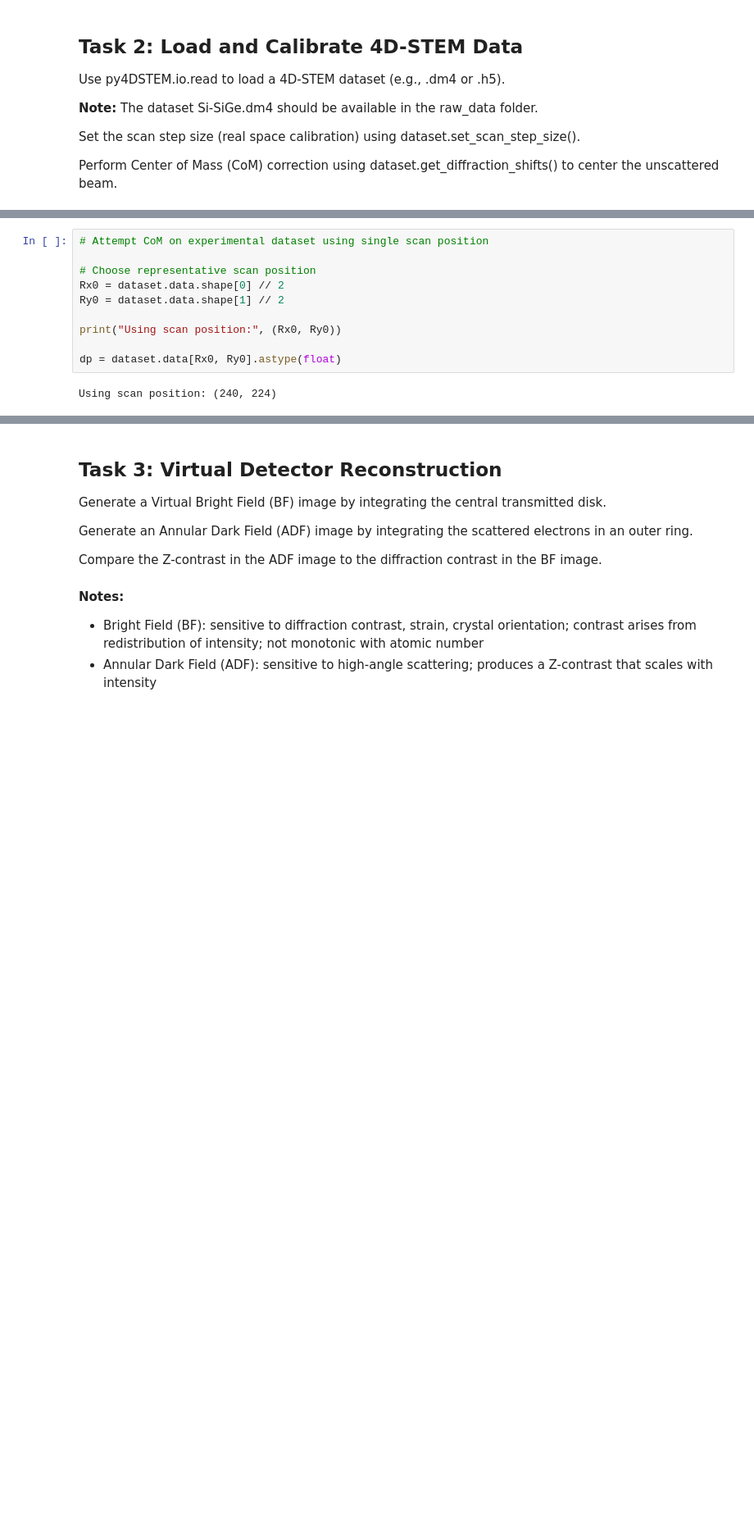
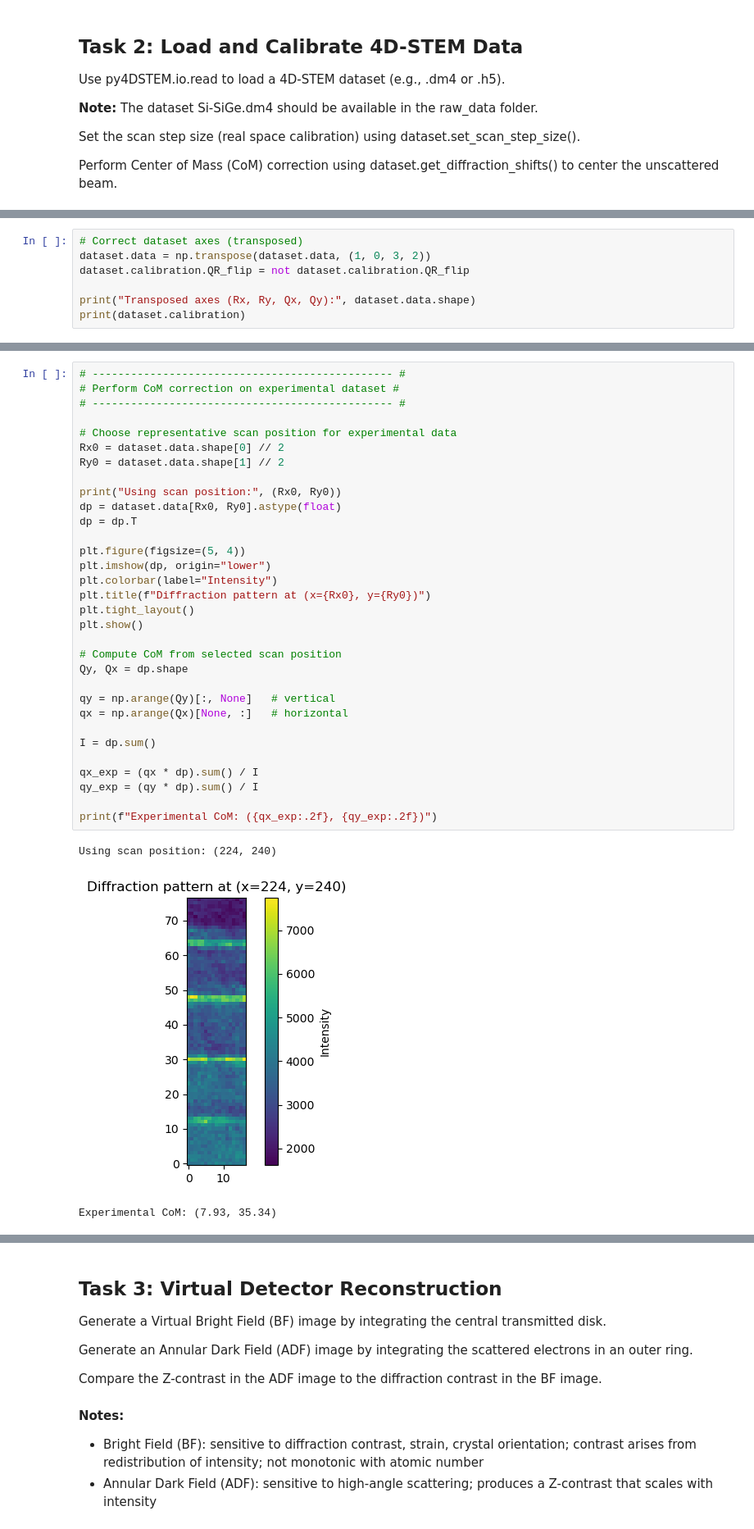
Before and after one commit to eliseetrheim/MSE465_EliseEtrheim, a Jupyter notebook: assignments/assignment_02_setup.ipynb, the cells around one changed output, grey strips where cells are left out. Shown at 82% size. Saved outputs shown, nothing was run; the diff lists cells and outputs as text; blank space fills up the shorter version.

```diff
--- a/assignments/assignment_02_setup.ipynb
+++ b/assignments/assignment_02_setup.ipynb
@@ -141,3 +152,10 @@ Calibration( A Metadata instance called 'calibration', containing the following
              R_pixel_units:   µm
              QR_flip:         False
 )
+# %%
+# Correct dataset axes (transposed)
+dataset.data = np.transpose(dataset.data, (1, 0, 3, 2))
+dataset.calibration.QR_flip = not dataset.calibration.QR_flip
+
+print("Transposed axes (Rx, Ry, Qx, Qy):", dataset.data.shape)
+print(dataset.calibration)
@@ -193,12 +243,36 @@ Calibration beam center (pixels): (130.16, 124.53)
 # %%
-# Attempt CoM on experimental dataset using single scan position
+# ----------------------------------------------- #
+# Perform CoM correction on experimental dataset #
+# ----------------------------------------------- #
 
-# Choose representative scan position
+# Choose representative scan position for experimental data
 Rx0 = dataset.data.shape[0] // 2
 Ry0 = dataset.data.shape[1] // 2
 
 print("Using scan position:", (Rx0, Ry0))
+dp = dataset.data[Rx0, Ry0].astype(float)
+dp = dp.T
 
-dp = dataset.data[Rx0, Ry0].astype(float)
+plt.figure(figsize=(5, 4))
+plt.imshow(dp, origin="lower")
+plt.colorbar(label="Intensity")
+plt.title(f"Diffraction pattern at (x={Rx0}, y={Ry0})")
+plt.tight_layout()
+plt.show()
+
+# Compute CoM from selected scan position
+Qy, Qx = dp.shape
+
+qy = np.arange(Qy)[:, None]   # vertical
+qx = np.arange(Qx)[None, :]   # horizontal
+
+I = dp.sum()
+
+qx_exp = (qx * dp).sum() / I
+qy_exp = (qy * dp).sum() / I
+
+print(f"Experimental CoM: ({qx_exp:.2f}, {qy_exp:.2f})")
 # %% [output]
-Using scan position: (240, 224)
+Using scan position: (224, 240)
+[figure, added]
+Experimental CoM: (7.93, 35.34)
```
Also changed, not shown: parts of 23 cells of this notebook.
